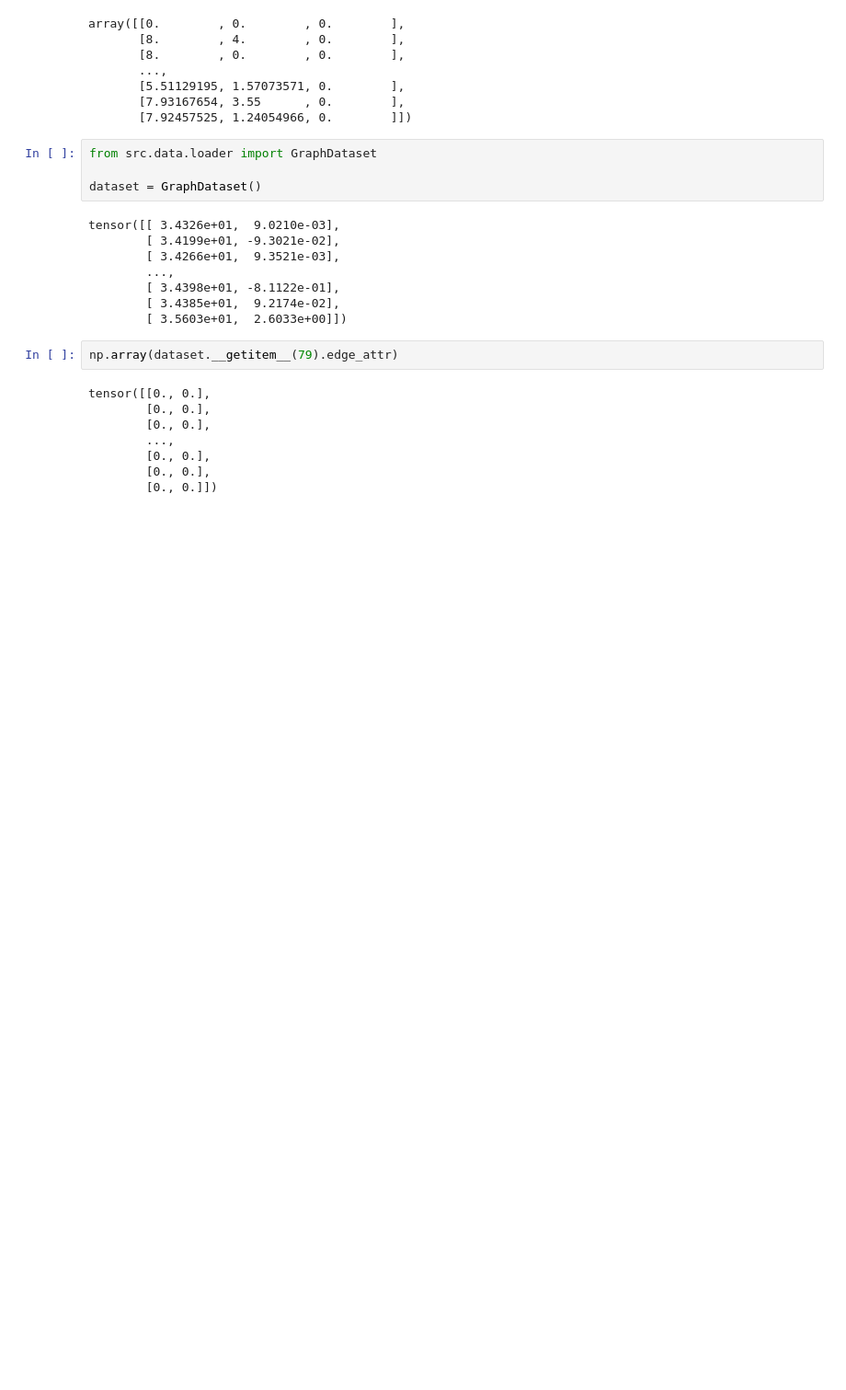
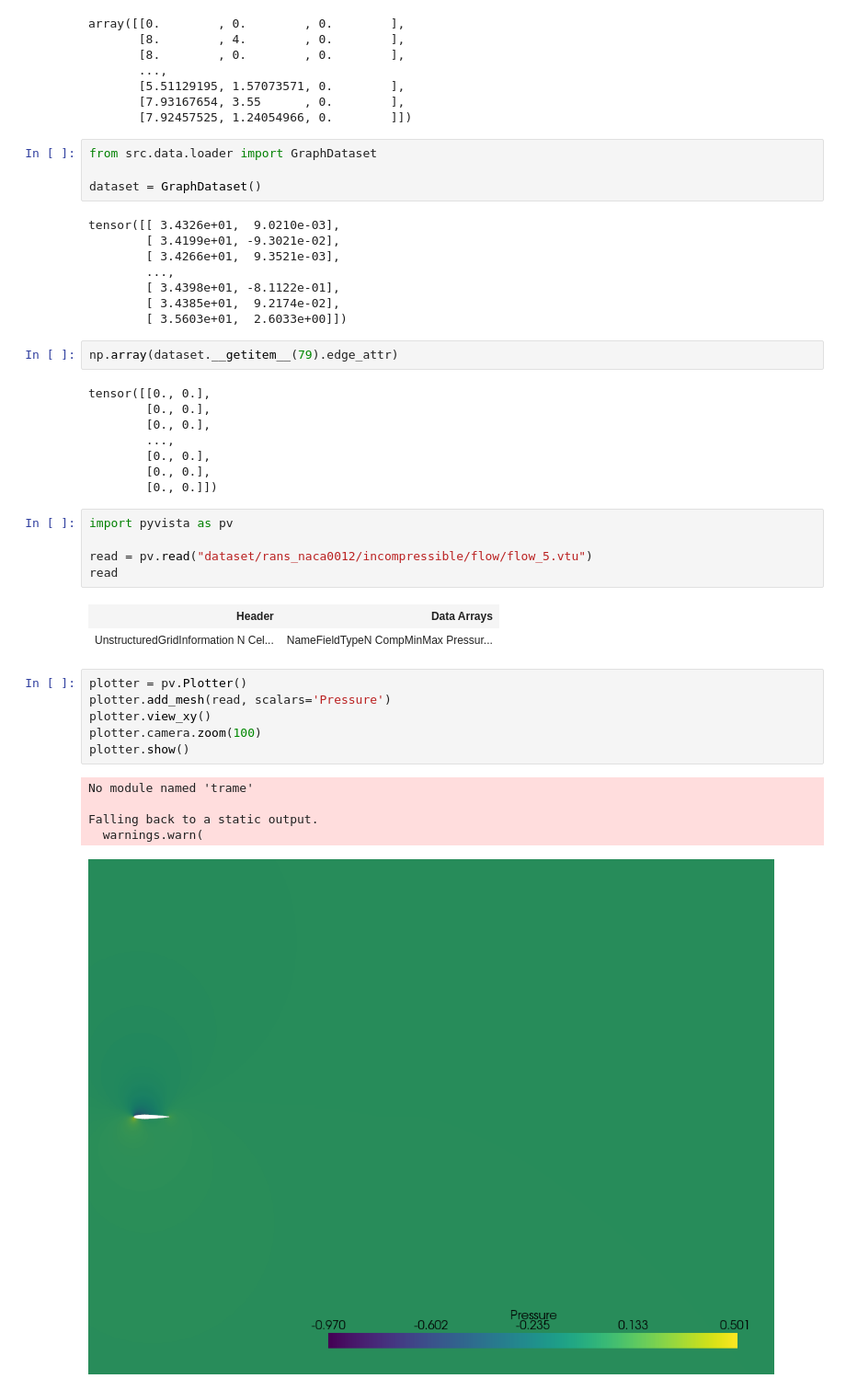
Before and after one commit to Arviano-Yuono/GAE-ROM, a Jupyter notebook: dataload.ipynb, the cells around one changed output. Shown at 92% size. Saved outputs shown, nothing was run; the diff lists cells and outputs as text; blank space fills up the shorter version.

```diff
--- a/dataload.ipynb
+++ b/dataload.ipynb
@@ -221,3 +221,23 @@ tensor([[0., 0.],
         [0., 0.],
         [0., 0.],
         [0., 0.]])
+# %%
+import pyvista as pv
+
+read = pv.read("dataset/rans_naca0012/incompressible/flow/flow_5.vtu")
+read
+# %% [output]
+| Header | Data Arrays |
+| UnstructuredGridInformation N Cel... | NameFieldTypeN CompMinMax Pressur... |
+# %%
+plotter = pv.Plotter()
+plotter.add_mesh(read, scalars='Pressure')
+plotter.view_xy()
+plotter.camera.zoom(100)
+plotter.show()
+# %% [output]
+No module named 'trame'
+
+Falling back to a static output.
+  warnings.warn(
+[figure, added]
```
Also changed, not shown: 22 other files.
